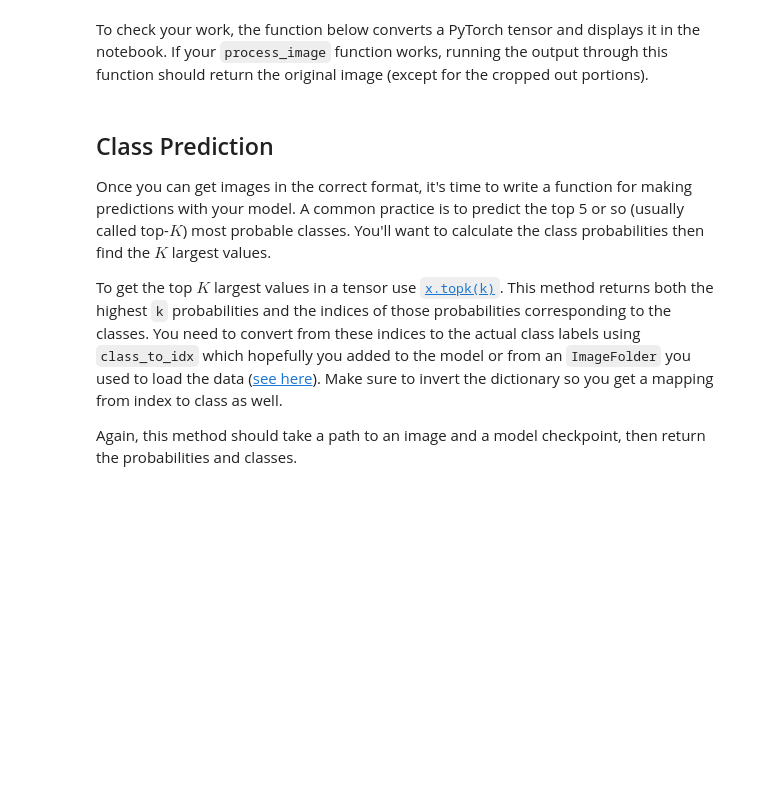
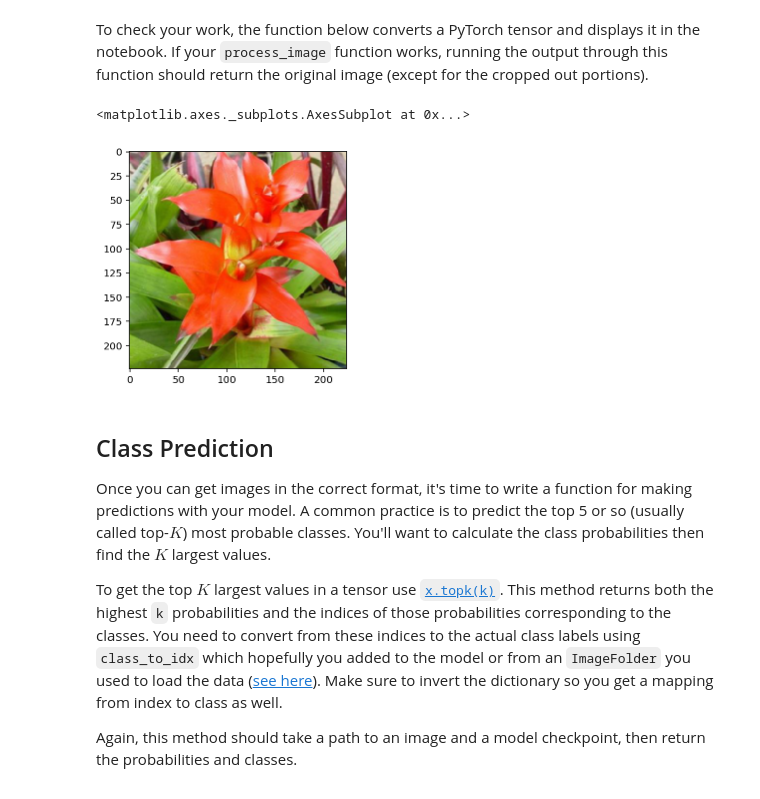
Before and after one commit to kotliarov/image_classifier, a Jupyter notebook: Image Classifier Project.ipynb, the cells around one changed output. Drawn from its saved outputs; the diff is of its cells as text; code cells hidden in the pictures; blank space fills up the shorter version.

```diff
--- a/Image Classifier Project.ipynb
+++ b/Image Classifier Project.ipynb
@@ -68,14 +70,14 @@ data_transforms = {
 
     'valid': tv.transforms.Compose([
                     tv.transforms.Resize(256),
-                    tv.transforms.CenterCrop(crop_width),
+                    tv.transforms.CenterCrop(crop_size[0]),
                     tv.transforms.ToTensor(),
                     tv.transforms.Normalize(image_means, image_stdevs)
                 ]),
 
     'test': tv.transforms.Compose([
                 tv.transforms.Resize(256),
-                tv.transforms.CenterCrop(crop_width),
+                tv.transforms.CenterCrop(crop_size[0]),
                 tv.transforms.ToTensor(),
                 tv.transforms.Normalize(image_means, image_stdevs)
             ])
@@ -91,7 +93,7 @@ image_datasets = {
 dataloaders = {
     'train': torch.utils.data.DataLoader(image_datasets['train'], batch_size=64, shuffle=True),
     'valid': torch.utils.data.DataLoader(image_datasets['valid'], batch_size=32, shuffle=True),
-    'test':  torch.utils.data.DataLoader(image_datasets['test'], batch_size=32)
+    'test':  torch.utils.data.DataLoader(image_datasets['test'], batch_size=32, shuffle=False)
 }
 
 def get_batch_size():
@@ -125,5 +127,5 @@ We've left a cell open for you below, but use as many as you need. Our advice is
 When training make sure you're updating only the weights of the feed-forward network. You should be able to get the validation accuracy above 70% if you build everything right. Make sure to try different hyperparameters (learning rate, units in the classifier, epochs, etc) to find the best model. Save those hyperparameters to use as default values in the next part of the project.
 # %%
 # Load model pre-trained on ImageNet
-model = tv.models.vgg19(pretrained=True)
-model
+def make_model_vgg19():
+    return tv.models.vgg19(pretrained=True)
@@ -507,3 +544,31 @@ def process_image(image):
+# %%
+def process_image(image):
+    ''' Scales, crops, and normalizes a PIL image for a PyTorch model,
+        returns an Numpy array
+    '''
+    # TODO: Process a PIL image for use in a PyTorch model
+    width, height = image.size
+    if width > height:
+        ratio = int(0.5 + width / height)
+        new_w, new_h = (256*ratio, 256)
+    else:
+        ratio = int(0.5 + height / width)
+        new_w, new_h = (256, 256 * ratio)
+    image.thumbnail((new_w, new_h))
+    width, height = image.size
+    dx = (width - crop_size[0]) / 2
+    dy = (height - crop_size[1]) / 2
+    left, right = dx, width - dx
+    top, bottom = dy, height - dy
+    image = image.crop((left, top, right, bottom))
+
+    np_image = np.array(image, dtype=np.float32)
+
+    np_image /= 255.
+    np_image -= image_means
+    np_image /= image_stdevs
+    np_image = np_image.transpose((2, 0, 1))
+    return np_image
 # %% [markdown]
 To check your work, the function below converts a PyTorch tensor and displays it in the notebook. If your `process_image` function works, running the output through this function should return the original image (except for the cropped out portions).
 # %%
@@ -524,9 +589,18 @@ def imshow(image, ax=None, title=None):
     # Image needs to be clipped between 0 and 1 or it looks like noise when displayed
     image = np.clip(image, 0, 1)
 
+    if title is not None:
+        ax.set_title(title)
     ax.imshow(image)
 
     return ax
+# %%
+image = Image.open('flowers/test/99/image_07874.jpg')
+np_image = process_image(image)
+imshow(torch.tensor(np_image))
+# %% [output]
+<matplotlib.axes._subplots.AxesSubplot at 0x...>
+[figure, added]
 # %% [markdown]
 ## Class Prediction
 
```
Also changed, not shown: parts of 27 cells of this notebook.
